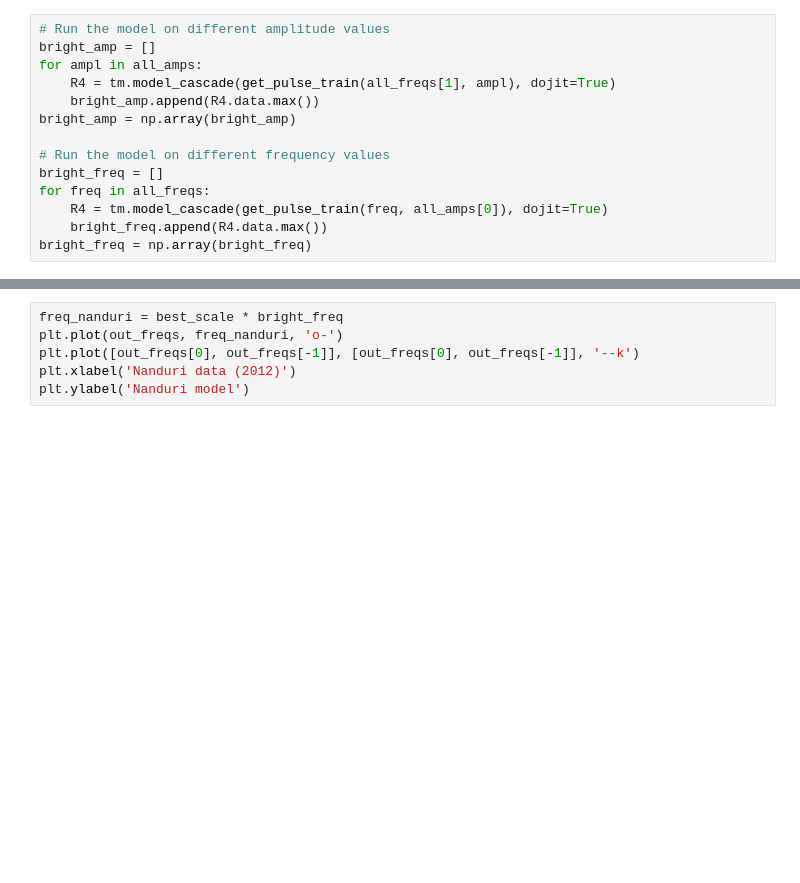
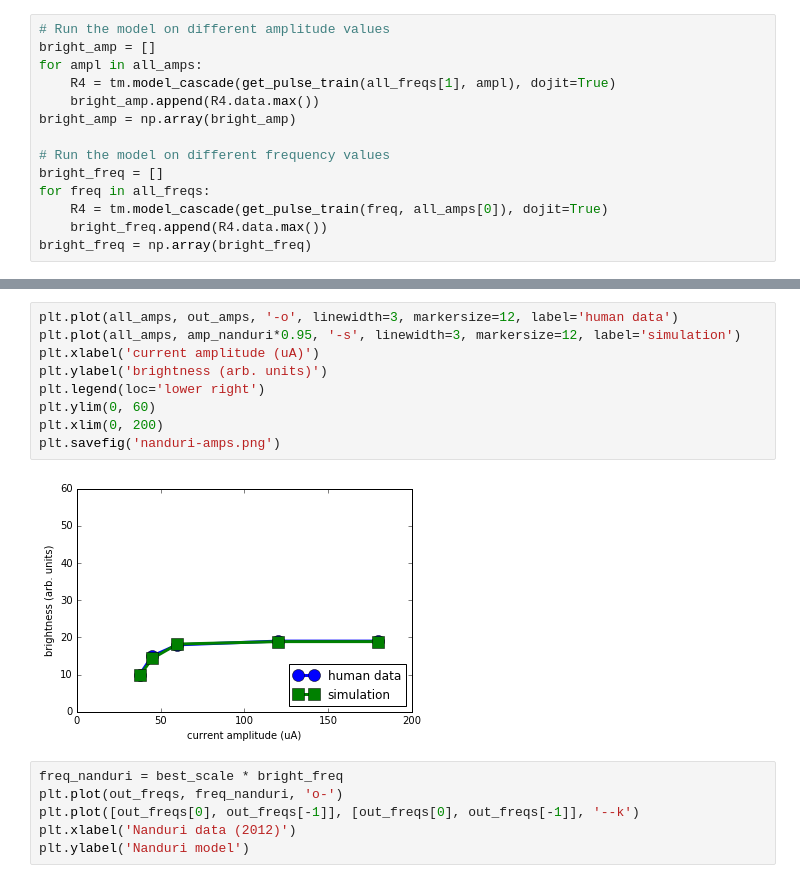
Before and after one commit to mbeyeler/pulse2percept, a Jupyter notebook: examples/notebooks/1.0-mb-exp-nanduri2012.ipynb, the cells around one changed output, grey strips where cells are left out. Drawn from its saved outputs; the diff is of its cells as text; blank space fills up the shorter version.

```diff
--- a/examples/notebooks/1.0-mb-exp-nanduri2012.ipynb
+++ b/examples/notebooks/1.0-mb-exp-nanduri2012.ipynb
@@ -81,3 +81,14 @@ plt.ylabel('Nanduri model')
+# %%
+plt.plot(all_amps, out_amps, '-o', linewidth=3, markersize=12, label='human data')
+plt.plot(all_amps, amp_nanduri*0.95, '-s', linewidth=3, markersize=12, label='simulation')
+plt.xlabel('current amplitude (uA)')
+plt.ylabel('brightness (arb. units)')
+plt.legend(loc='lower right')
+plt.ylim(0, 60)
+plt.xlim(0, 200)
+plt.savefig('nanduri-amps.png')
+# %% [output]
+[figure, added]
 # %%
 freq_nanduri = best_scale * bright_freq
 plt.plot(out_freqs, freq_nanduri, 'o-')
```
Also changed, not shown: parts of 11 cells of this notebook, 1 other file.
